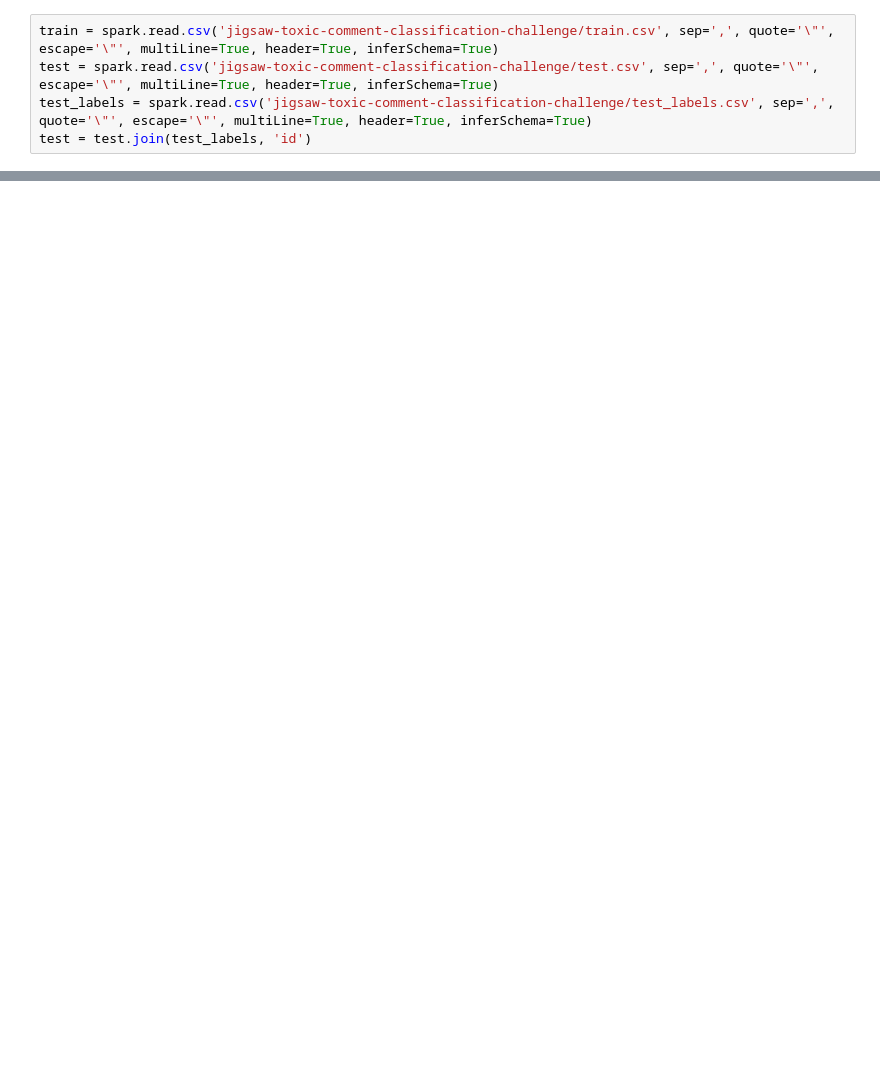
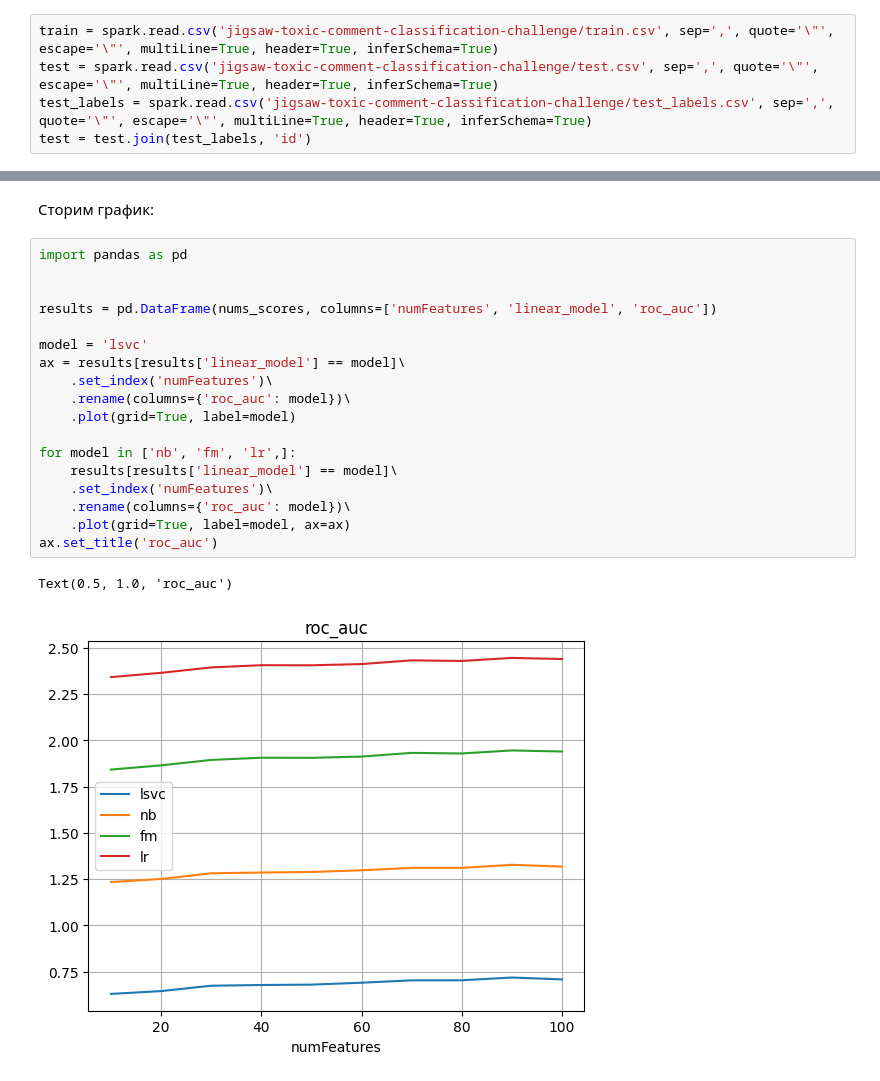
Before and after one commit to dertty/hadoop-mapreduce, a Jupyter notebook: hw5.ipynb, the cells around one changed output, grey strips where cells are left out. Saved outputs shown, nothing was run; the diff lists cells and outputs as text; blank space fills up the shorter version.

Commit message:
Final results

```diff
--- a/hw5.ipynb
+++ b/hw5.ipynb
@@ -85,0 +89,23 @@ test_tokenized.unpersist()
+# %% [markdown]
+Сторим график:
+# %%
+import pandas as pd
+
+
+results = pd.DataFrame(nums_scores, columns=['numFeatures', 'linear_model', 'roc_auc'])
+
+model = 'lsvc'
+ax = results[results['linear_model'] == model]\
+    .set_index('numFeatures')\
+    .rename(columns={'roc_auc': model})\
+    .plot(grid=True, label=model)
+
+for model in ['nb', 'fm', 'lr',]:
+    results[results['linear_model'] == model]\
+    .set_index('numFeatures')\
+    .rename(columns={'roc_auc': model})\
+    .plot(grid=True, label=model, ax=ax)
+ax.set_title('roc_auc')
+# %% [output]
+Text(0.5, 1.0, 'roc_auc')
+[figure, added]
```
Also changed, not shown: parts of 4 cells of this notebook, 2 other files.
